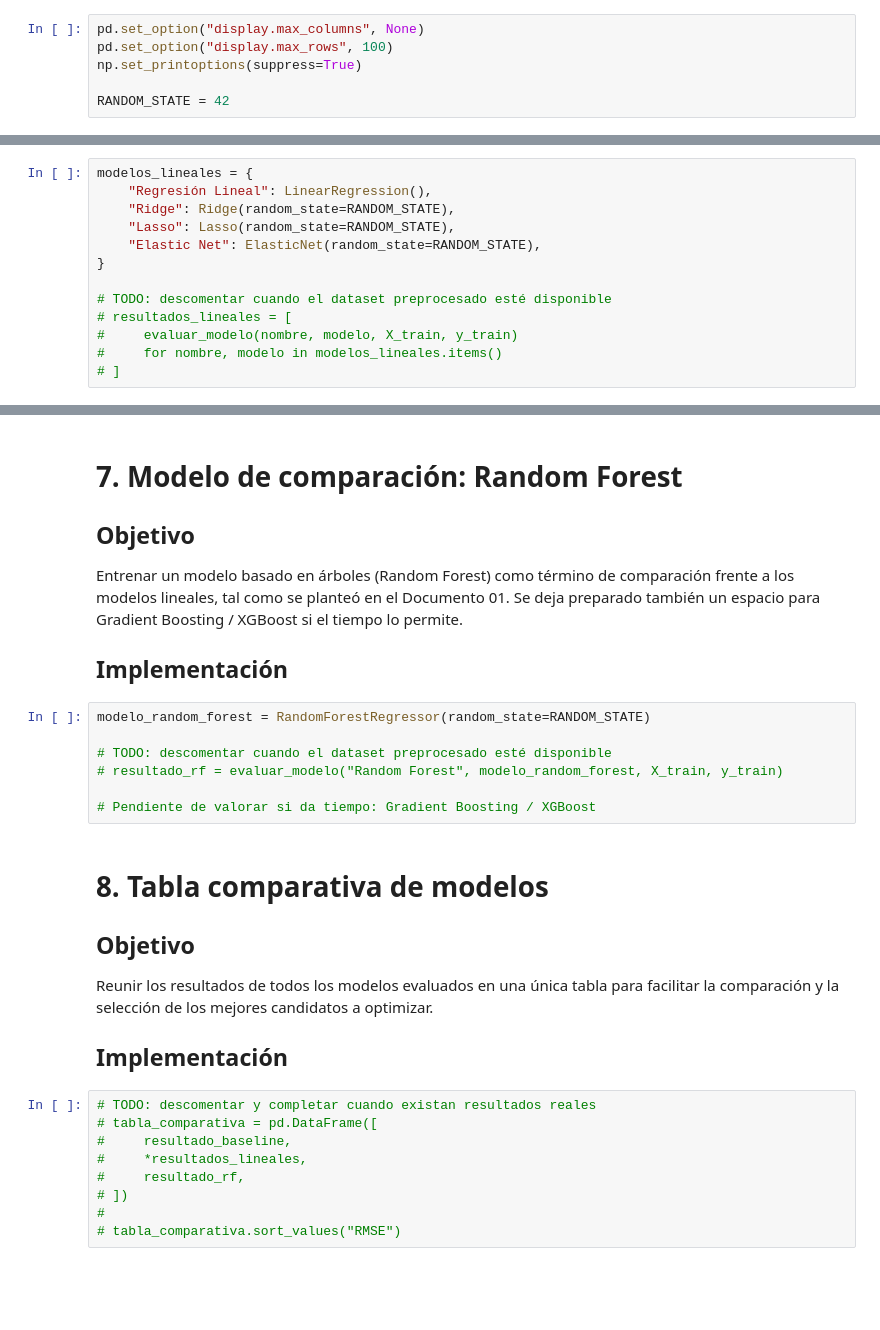
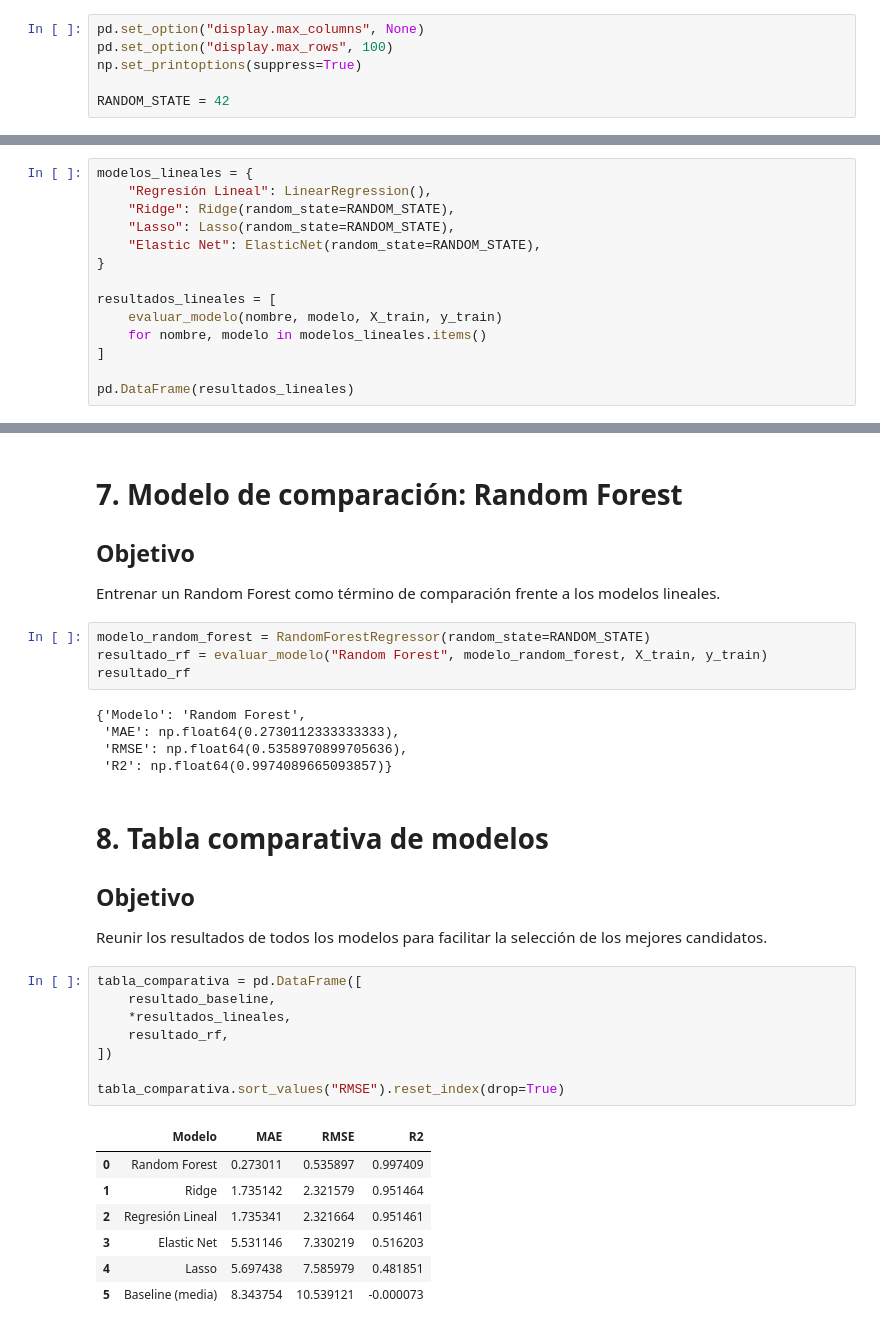
Before and after one commit to Angelica26-DS/proyecto-ml-seguros-mascotas, a Jupyter notebook: src/notebooks/02_modeling.ipynb, the cells around one changed output, grey strips where cells are left out. Cells and saved outputs as stored; diff of their text form; blank space fills up the shorter version.

```diff
--- a/src/notebooks/02_modeling.ipynb
+++ b/src/notebooks/02_modeling.ipynb
@@ -136,8 +133,9 @@ modelos_lineales = {
     "Elastic Net": ElasticNet(random_state=RANDOM_STATE),
 }
 
-# TODO: descomentar cuando el dataset preprocesado esté disponible
-# resultados_lineales = [
-#     evaluar_modelo(nombre, modelo, X_train, y_train)
-#     for nombre, modelo in modelos_lineales.items()
-# ]
+resultados_lineales = [
+    evaluar_modelo(nombre, modelo, X_train, y_train)
+    for nombre, modelo in modelos_lineales.items()
+]
+
+pd.DataFrame(resultados_lineales)
@@ -146,30 +150,35 @@ modelos_lineales = {
 
 ## Objetivo
 
-Entrenar un modelo basado en árboles (Random Forest) como término de comparación frente a los modelos lineales, tal como se planteó en el Documento 01. Se deja preparado también un espacio para Gradient Boosting / XGBoost si el tiempo lo permite.
-
-## Implementación
+Entrenar un Random Forest como término de comparación frente a los modelos lineales.
 # %%
 modelo_random_forest = RandomForestRegressor(random_state=RANDOM_STATE)
-
-# TODO: descomentar cuando el dataset preprocesado esté disponible
-# resultado_rf = evaluar_modelo("Random Forest", modelo_random_forest, X_train, y_train)
-
-# Pendiente de valorar si da tiempo: Gradient Boosting / XGBoost
+resultado_rf = evaluar_modelo("Random Forest", modelo_random_forest, X_train, y_train)
+resultado_rf
+# %% [output]
+{'Modelo': 'Random Forest',
+ 'MAE': np.float64(0.2730112333333333),
+ 'RMSE': np.float64(0.5358970899705636),
+ 'R2': np.float64(0.9974089665093857)}
 # %% [markdown]
 # 8. Tabla comparativa de modelos
 
 ## Objetivo
 
-Reunir los resultados de todos los modelos evaluados en una única tabla para facilitar la comparación y la selección de los mejores candidatos a optimizar.
-
-## Implementación
+Reunir los resultados de todos los modelos para facilitar la selección de los mejores candidatos.
 # %%
-# TODO: descomentar y completar cuando existan resultados reales
-# tabla_comparativa = pd.DataFrame([
-#     resultado_baseline,
-#     *resultados_lineales,
-#     resultado_rf,
-# ])
-#
-# tabla_comparativa.sort_values("RMSE")
+tabla_comparativa = pd.DataFrame([
+    resultado_baseline,
+    *resultados_lineales,
+    resultado_rf,
+])
+
+tabla_comparativa.sort_values("RMSE").reset_index(drop=True)
+# %% [output]
+|  | Modelo | MAE | RMSE | R2 |
+| 0 | Random Forest | 0.273011 | 0.535897 | 0.997409 |
+| 1 | Ridge | 1.735142 | 2.321579 | 0.951464 |
+| 2 | Regresión Lineal | 1.735341 | 2.321664 | 0.951461 |
+| 3 | Elastic Net | 5.531146 | 7.330219 | 0.516203 |
+| 4 | Lasso | 5.697438 | 7.585979 | 0.481851 |
+| 5 | Baseline (media) | 8.343754 | 10.539121 | -0.000073 |
```
Also changed, not shown: parts of 27 cells of this notebook, 1 other file.
